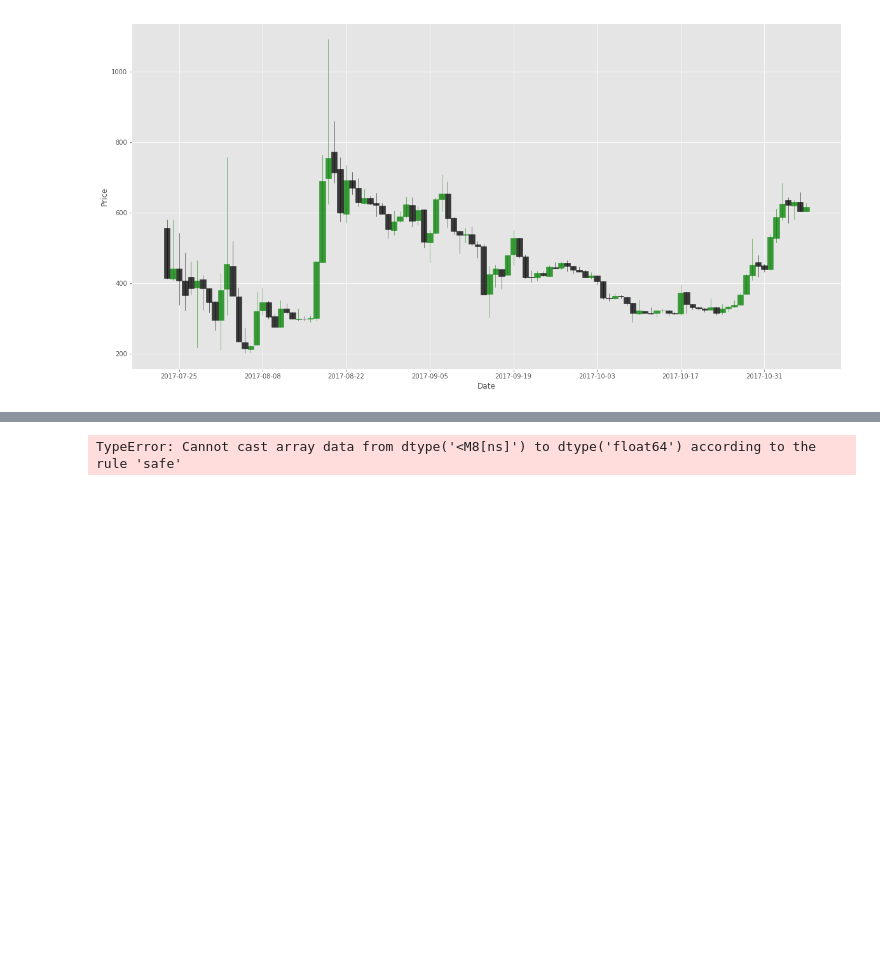
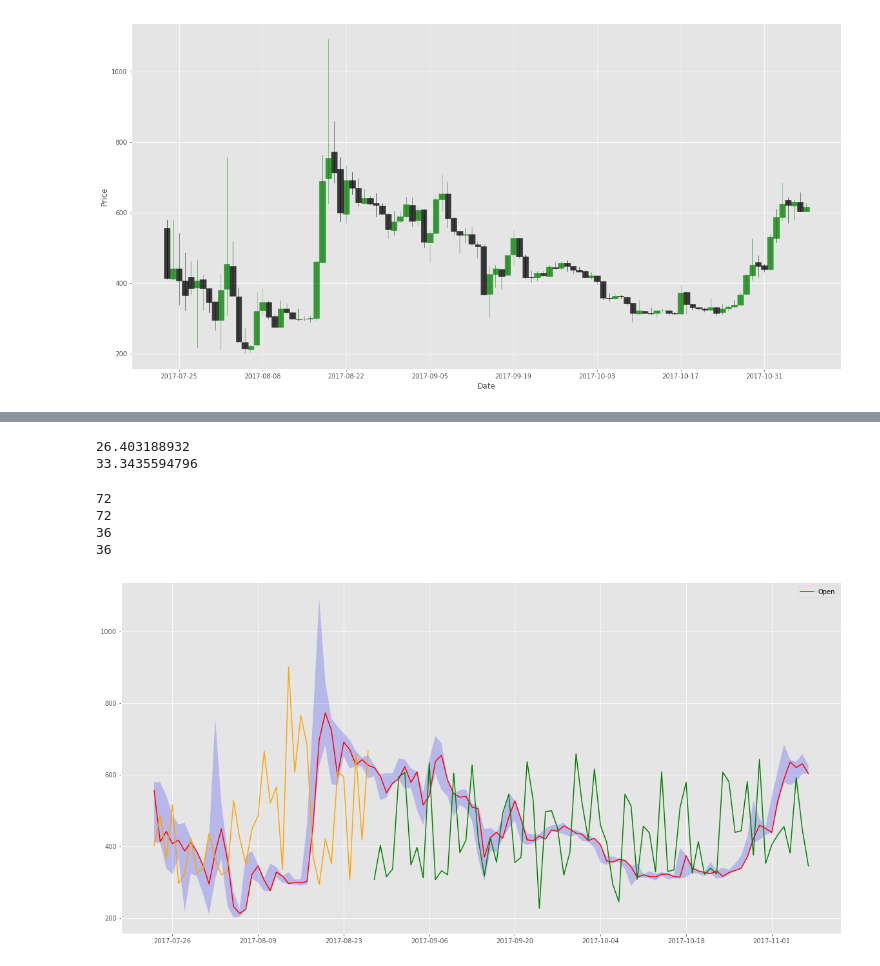
Before and after one commit to xR86/ml-stuff, a Jupyter notebook: kaggle/cryptocurrency_price_history/TimeSeries.ipynb, the cells around one changed output, grey strips where cells are left out. Saved outputs shown, nothing was run; the diff lists cells and outputs as text; code cells hidden in the pictures; blank space fills up the shorter version.

```diff
--- a/kaggle/cryptocurrency_price_history/TimeSeries.ipynb
+++ b/kaggle/cryptocurrency_price_history/TimeSeries.ipynb
@@ -54,0 +44,6 @@ dtype: object
+# %%
+# Market Cap has '-' values
+df['Volume'] = df['Volume'].apply(lambda x: x.replace(',',''))
+df['Volume'] = df['Volume'].astype('float64')
+
+df.dtypes
@@ -116,2 +123,12 @@ from sklearn import linear_model
 
 import numpy as np
+# %%
+features = ['Open', 'High', 'Low', 'Volume']
+X = np.array(df[features]).reshape(-1,len(features))
+Y = np.array(df['Close']).reshape(-1,1)
+
+print(type(X))
+print(type(Y))
+
+print(X[:3])
+print(Y[:3])
@@ -118,9 +144,6 @@ import numpy as np
 # %%
 x_train, x_test, y_train, y_test = train_test_split(\
-    np.array(df.index).reshape(-1,1), df['Close'], test_size=0.33, random_state=42)
-
-y_train = y_train.values
-y_test = y_test.values
+    X, Y, test_size=0.33, random_state=42)
 
 
 for item in ['x_train', 'x_test', 'y_train', 'y_test']:
@@ -151,26 +171,48 @@ y_test: [ 690.88  423.35  625.32  300.21  638.18]:
 # %%
 model = linear_model.LinearRegression() # normalize=True
 # %%
+# https://stackoverflow.com/questions/16453644/regression-with-date-variable-using-scikit-learn
+
 # model.fit(np.array(df.index).reshape(-1,1), df['Close'])
 model.fit(x_train,y_train)
 
-y_pred = model.predict(x_test)
-#_pred_ma.append(x_test.mean())
-#y_true.append(y_test)
+y_pred_train = model.predict(x_train)
+y_pred_test = model.predict(x_test)
+
+train_rmse = np.sqrt(mean_squared_error(y_train, y_pred_train))
+test_rmse = np.sqrt(mean_squared_error(y_test, y_pred_test))
+
+print(train_rmse)
+print(test_rmse)
 # %% [output]
-TypeError: Cannot cast array data from dtype('<M8[ns]') to dtype('float64') according to the rule 'safe'
+26.403188932
+33.3435594796
+# %%
+print(len(df.index[:len(x_train):]))
+print(len(y_pred_train))
+
+print(len(df.index[len(x_train):]))
+print(len(y_pred_test))
+# %% [output]
+72
+72
+36
+36
 # %%
 plt.figure(figsize=(20,10))
 
 # df.boxplot()
 df.index = df['Date']
 
 plt.plot(df.index, df['Open'], c='r')
-plt.plot(df.index, y_pred, c='b')
+plt.plot(df.index[:len(x_train)], y_pred_train, c='green')
+plt.plot(df.index[len(x_train):], y_pred_test, c='orange')
 
 plt.fill_between(df.index, df['Low'], df['High'], facecolor='blue', alpha=.2)
 #plt.fill_between(df.index, 0, df['Low'], alpha=.8)
 
 plt.legend()
 
 plt.show()
+# %% [output]
+[figure, added]
```
Also changed, not shown: parts of 7 cells of this notebook.
